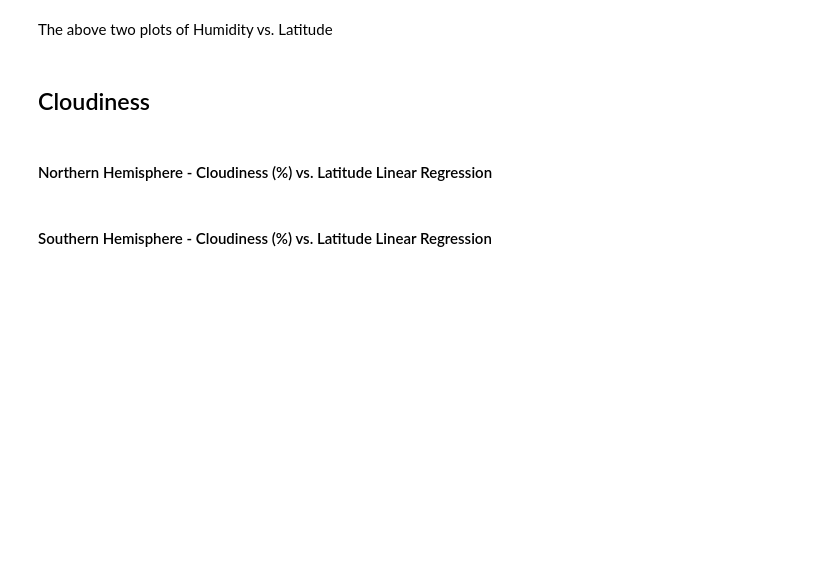
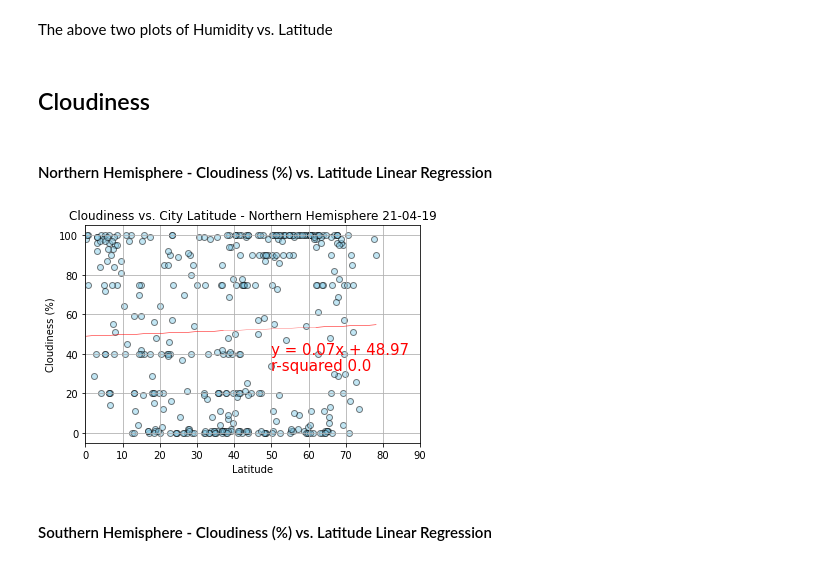
Before and after one commit to madisonfisher/python-api-challenge, a Jupyter notebook: WeatherPy.ipynb, the cells around one changed output. Cells and saved outputs as stored; diff of their text form; code cells hidden in the pictures; blank space fills up the shorter version.

Commit message:
created cloudiness north and south with linear regression graphs

```diff
--- a/WeatherPy.ipynb
+++ b/WeatherPy.ipynb
@@ -344,5 +344,29 @@ The above two plots of Humidity vs. Latitude
 ## Cloudiness
 # %% [markdown]
 ####  Northern Hemisphere - Cloudiness (%) vs. Latitude Linear Regression
+# %%
+#linear regression
+slope_cloud_north, int_cloud_north, r_cloud_north, p_cloud_north, std_cloud_north = linregress(north_city_data["Lat"], north_city_data["Cloudiness"])
+fit_cloud_north = slope_cloud_north * north_city_data["Lat"] + int_cloud_north
+line_cloud_north = "y = " + str(round(slope_cloud_north,2)) + "x + " + str(round(int_cloud_north,2))
+r_sq_cloud_north = "r-squared " + str(round(r_cloud_north**2,2))
+
+#graphing
+plt.scatter(north_city_data["Lat"], north_city_data["Cloudiness"], marker="o", facecolors="skyblue", edgecolors="black", alpha =.5)
+plt.xlim(0,90)
+
+plt.title(f"Cloudiness vs. City Latitude - Northern Hemisphere {thedate}")
+plt.xlabel("Latitude")
+plt.ylabel("Cloudiness (%)")
+plt.grid()
+
+plt.plot(north_city_data["Lat"], fit_cloud_north, "red", linewidth=.25)
+plt.annotate(line_cloud_north ,(50,40),fontsize=15,color="red")
+plt.annotate(r_sq_cloud_north ,(50,32),fontsize=15,color="red")
+
+plt.savefig("weather_data/cloud_latitude_north.png")
+plt.show()
+# %% [output]
+[figure, added]
 # %% [markdown]
 ####  Southern Hemisphere - Cloudiness (%) vs. Latitude Linear Regression
```
Also changed, not shown: parts of 3 cells of this notebook, 4 other files.
